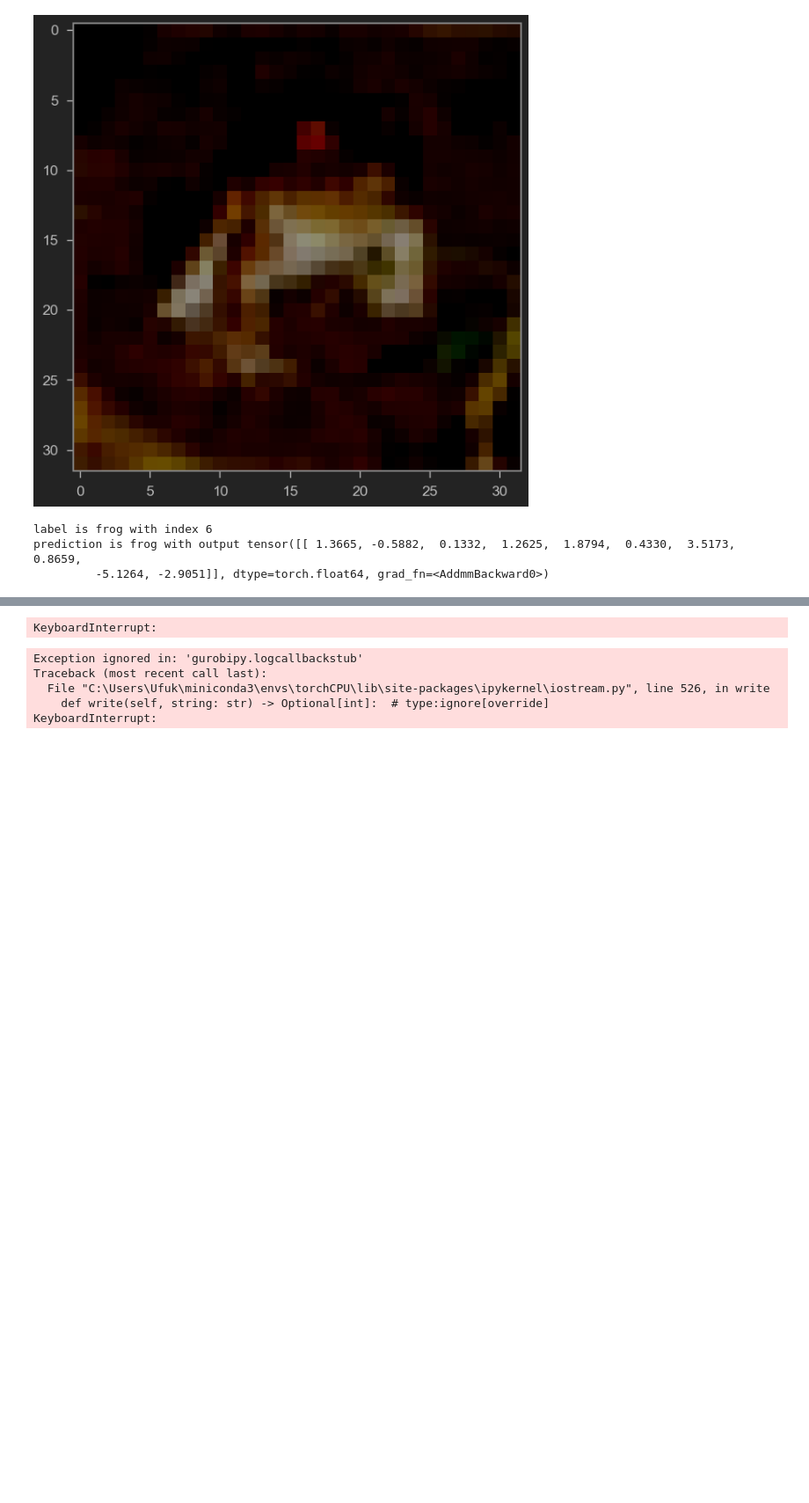
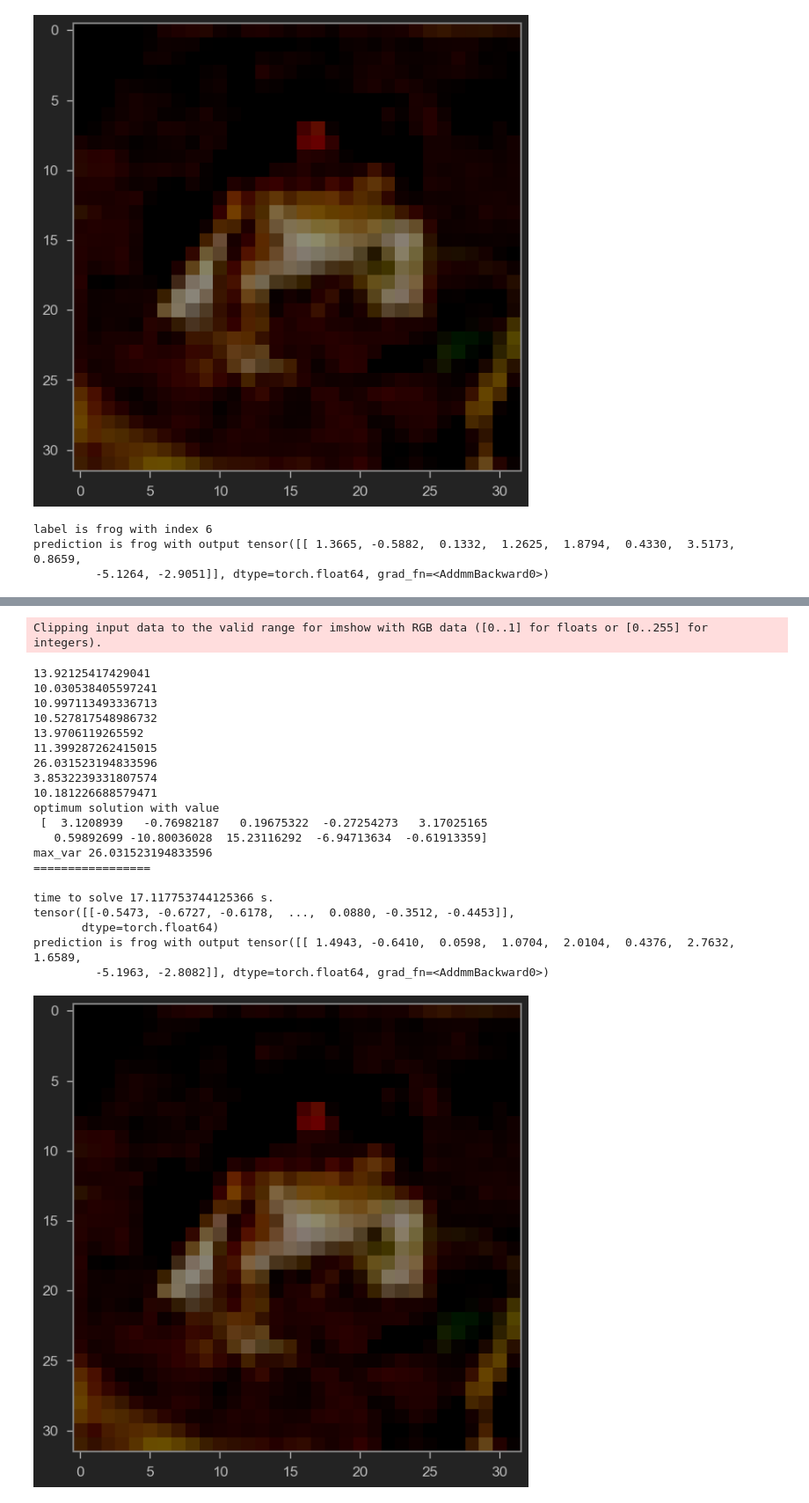
Before and after one commit to ufukguenes/ICNN_verification, a Jupyter notebook: script/Experiments/CIFAR10_MILP_Verification.ipynb, the cells around one changed output, grey strips where cells are left out. Shown at 88% size. Drawn from its saved outputs; the diff is of its cells as text; code cells hidden in the pictures; blank space fills up the shorter version.

Commit message:
fixing bug in milp and sn verification caused by wrong calculation and use of upper and lower bounds

```diff
--- a/script/Experiments/CIFAR10_MILP_Verification.ipynb
+++ b/script/Experiments/CIFAR10_MILP_Verification.ipynb
@@ -88,24 +88,40 @@ prediction is frog with output tensor([[ 1.3665, -0.5882,  0.1332,  1.2625,  1.8
 # %%
 print("=================")
 start = time.time()
-verifier = MILPVerifier(model, testimage, 0.1, solver_bound=0.001, print_log=True)
-#verifier = SingleNeuronVerifier(model, testimage, 0.01, solver_bound=0.001, print_log=True)
+eps = 0.01
+flattened_img = torch.flatten(testimage)
+in_var_bounds = [flattened_img.add(-eps), flattened_img.add(eps)]
+bounds_affine_out, bounds_layer_out = model.calculate_box_bounds(in_var_bounds)
+
+out_lb= bounds_layer_out[-1][0]
+out_ub= bounds_layer_out[-1][1]
+difference_lb = out_lb - out_ub[labels]
+difference_ub = out_ub - out_lb[labels]
+difference_lb = difference_lb.tolist()
+difference_ub = difference_ub.tolist()
+difference_lb.pop(labels)
+difference_ub.pop(labels)
+min_diff = min(difference_lb)
+max_diff = max(difference_ub)
+
+#verifier = MILPVerifier(model, testimage, eps, solver_bound=0.001, print_log=True)
+verifier = SingleNeuronVerifier(model, testimage, eps, solver_bound=0.001, print_log=True)
 verifier.generate_constraints_for_net()
 output_var = verifier.output_vars
 m = verifier.model
 input_var = verifier.input_vars
 
-difference = m.addVars(9, lb=-float('inf'))
-m.addConstrs(difference[i] == output_var.tolist()[i] - output_var.tolist()[labels] for i in range(0, labels))
-m.addConstrs(difference[i - 1] == output_var.tolist()[i] - output_var.tolist()[labels] for i in range(labels + 1, 10))
+difference = m.addVars(9, lb=difference_lb, ub=difference_ub, name="diff_var")
+#difference = m.addVars(9, lb=-30, ub=30, name="diff_var")
+m.addConstrs((difference[i] == output_var.tolist()[i] - output_var.tolist()[labels] for i in range(0, labels)), name="diff_const0")
+m.addConstrs((difference[i - 1] == output_var.tolist()[i] - output_var.tolist()[labels] for i in range(labels + 1, 10)), name="diff_const1")
 
-max_var = m.addVar(lb=-float('inf'))
+max_var = m.addVar(lb=min_diff, ub=max_diff, name="max_var")
 m.addConstr(max_var == max_(difference))
 
 m.update()
-m.setObjective(output_var[0], GRB.MAXIMIZE)
+m.setObjective(max_var, GRB.MAXIMIZE)
 m.optimize()
-
 
 """m.computeIIS()
 print("constraint")
@@ -113,19 +129,19 @@ all_constr = m.getConstrs()
 
 for const in all_constr:
     if const.IISConstr:
-        print(const)
+        print("{}".format(const))
 
 print("lower bound")
 all_var = m.getVars()
 for var in all_var:
     if var.IISLB:
-        print(var)
+        print("{}, lb: {}, ub: {}".format(var, var.getAttr("lb"), var.getAttr("ub")))
 
 print("upper bound")
 all_var = m.getVars()
 for var in all_var:
     if var.IISUB:
-        print(var)"""
+        print("{}, lb: {}, ub: {}".format(var, var.getAttr("lb"), var.getAttr("ub")))"""
 
 alt_pic, alt_out = None, None
 if m.Status == GRB.OPTIMAL or m.Status == GRB.TIME_LIMIT or m.Status == GRB.USER_OBJ_LIMIT:
@@ -170,6 +186,22 @@ Model has 1537 general constraints
-KeyboardInterrupt:
+Clipping input data to the valid range for imshow with RGB data ([0..1] for floats or [0..255] for integers).
-Exception ignored in: 'gurobipy.logcallbackstub'
-Traceback (most recent call last):
-  File "C:\Users\Ufuk\miniconda3\envs\torchCPU\lib\site-packages\ipykernel\iostream.py", line 526, in write
-    def write(self, string: str) -> Optional[int]:  # type:ignore[override]
-KeyboardInterrupt:
+13.92125417429041
+10.030538405597241
+10.997113493336713
+10.527817548986732
+13.9706119265592
+11.399287262415015
+26.031523194833596
+3.8532239331807574
+10.181226688579471
+optimum solution with value
+ [  3.1208939   -0.76982187   0.19675322  -0.27254273   3.17025165
+   0.59892699 -10.80036028  15.23116292  -6.94713634  -0.61913359]
+max_var 26.031523194833596
+=================
+
+time to solve 17.117753744125366 s.
+tensor([[-0.5473, -0.6727, -0.6178,  ...,  0.0880, -0.3512, -0.4453]],
+       dtype=torch.float64)
+prediction is frog with output tensor([[ 1.4943, -0.6410,  0.0598,  1.0704,  2.0104,  0.4376,  2.7632,  1.6589,
+         -5.1963, -2.8082]], dtype=torch.float64, grad_fn=<AddmmBackward0>)
+[figure, added]
```
Also changed, not shown: parts of 1 cell of this notebook, 9 other files.
